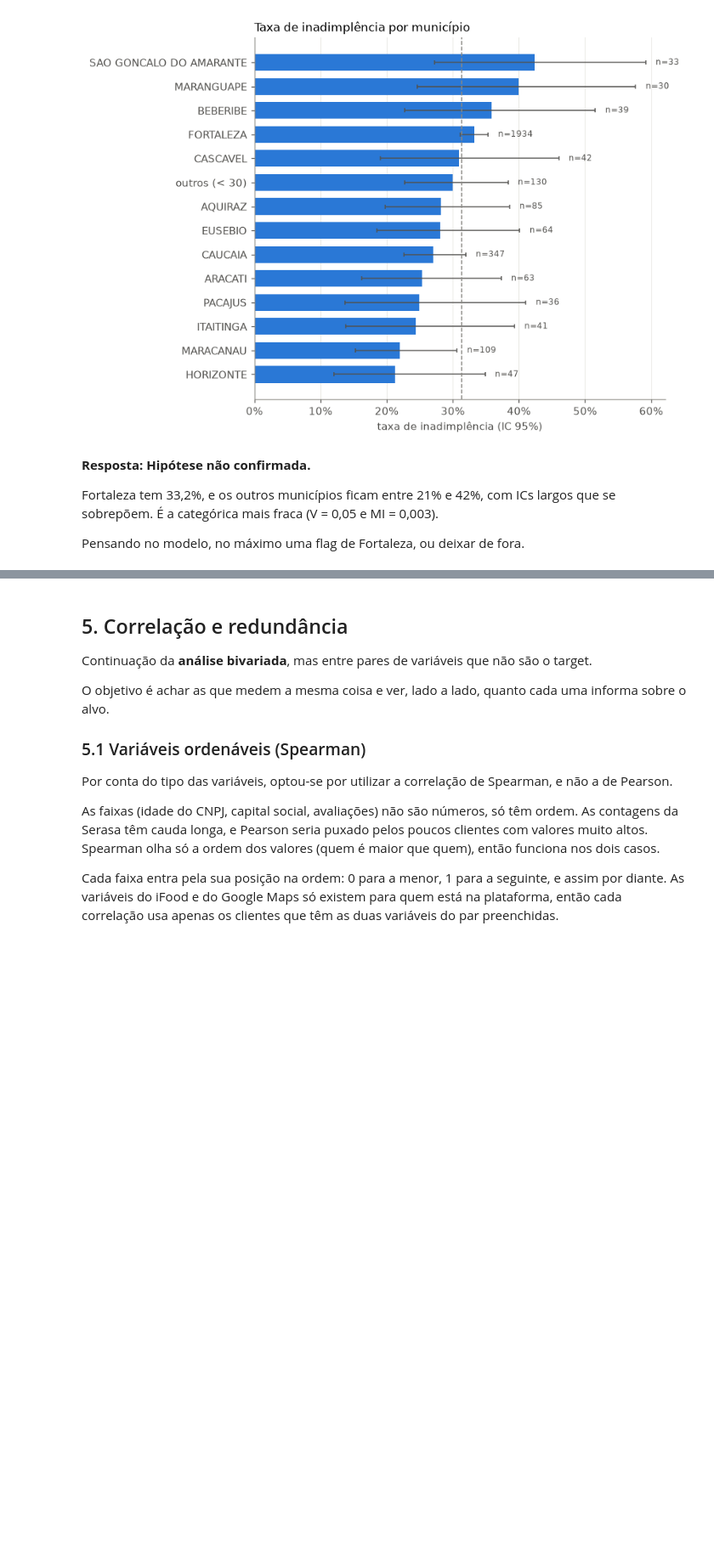
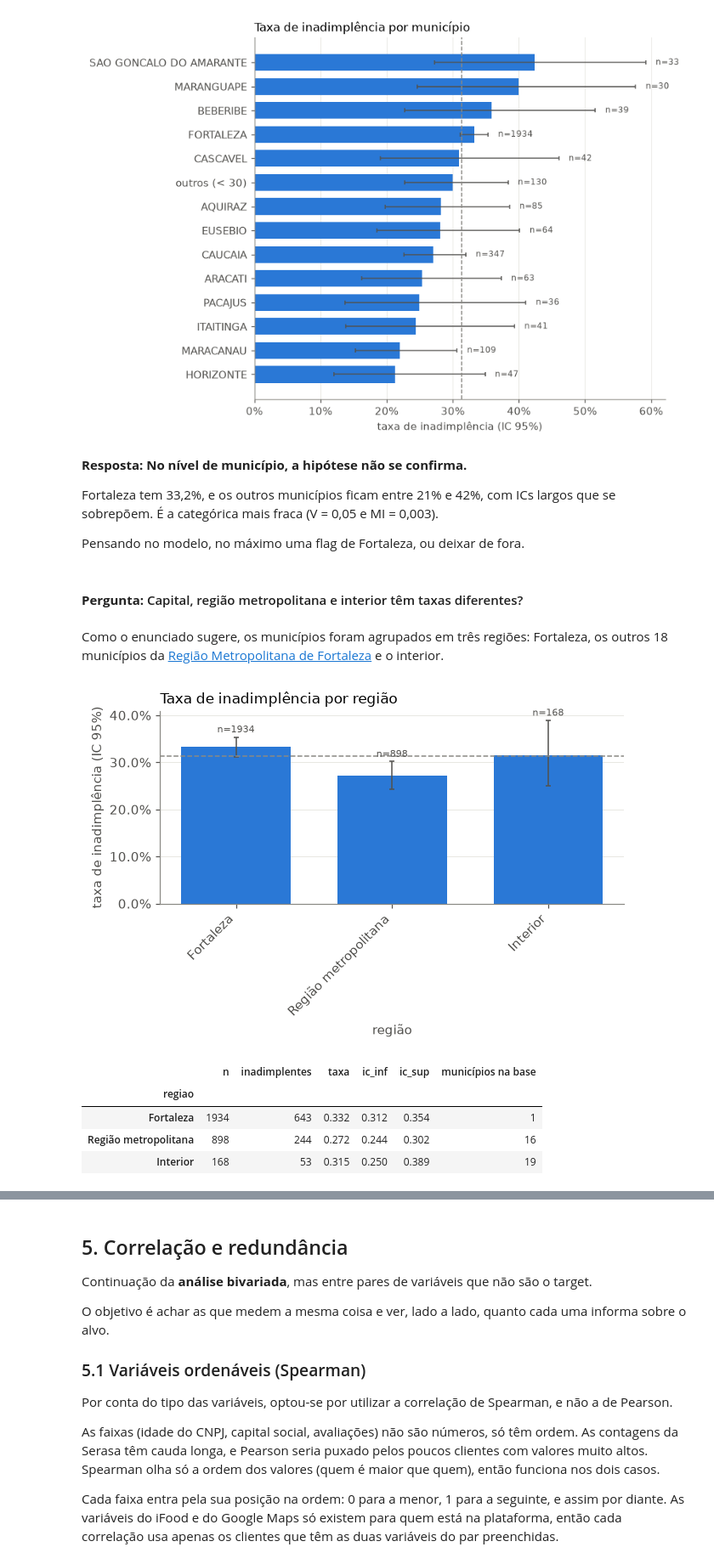
Before and after one commit to willianrupert/Equipe-12-ML, a Jupyter notebook: notebooks/02_eda_inadimplencia.ipynb, the cells around one changed output, grey strips where cells are left out. Shown at 85% size. Saved outputs shown, nothing was run; the diff lists cells and outputs as text; code cells hidden in the pictures; blank space fills up the shorter version.

```diff
--- a/notebooks/02_eda_inadimplencia.ipynb
+++ b/notebooks/02_eda_inadimplencia.ipynb
@@ -705,8 +720,33 @@ plot_taxa(tab, "Taxa de inadimplência por município", "eda_municipio.png", hor
 # %% [output]
 [figure]
 # %% [markdown]
-**Resposta:** **Hipótese não confirmada.**
+**Resposta:** **No nível de município, a hipótese não se confirma.**
 
 Fortaleza tem 33,2%, e os outros municípios ficam entre 21% e 42%, com ICs largos que se sobrepõem. É a categórica mais fraca (V = 0,05 e MI = 0,003).
 
 Pensando no modelo, no máximo uma flag de Fortaleza, ou deixar de fora.
+# %% [markdown]
+#### **Pergunta:** Capital, região metropolitana e interior têm taxas diferentes?
+# %% [markdown]
+Como o enunciado sugere, os municípios foram agrupados em três regiões: Fortaleza, os outros 18 municípios da [Região Metropolitana de Fortaleza](https://www.ipece.ce.gov.br/wp-content/uploads/sites/45/2021/03/PANORAMA_SOCIOECONOMICO_DAS_REGIOES_METROPOLITANAS_CEARENSES_2018.pdf) e o interior.
+# %%
+# Região Metropolitana de Fortaleza: Fortaleza + 18 municípios (IPECE)
+RMF = {
+    "AQUIRAZ", "CASCAVEL", "CAUCAIA", "CHOROZINHO", "EUSEBIO", "GUAIUBA", "HORIZONTE", "ITAITINGA", "MARACANAU",
+    "MARANGUAPE", "PACAJUS", "PACATUBA", "PARACURU", "PARAIPABA", "PINDORETAMA", "SAO GONCALO DO AMARANTE",
+    "SAO LUIS DO CURU", "TRAIRI",
+}
+regiao = clientes["municipio"].map(lambda m: "Fortaleza" if m == "FORTALEZA" else "Região metropolitana" if m in RMF else "Interior")
+regiao = regiao.astype(pd.CategoricalDtype(["Fortaleza", "Região metropolitana", "Interior"], ordered=True))
+
+tab = taxa_por_grupo(clientes.assign(regiao=regiao), "regiao")
+tab["municípios na base"] = clientes.groupby(regiao, observed=True)["municipio"].nunique()
+plot_taxa(tab, "Taxa de inadimplência por região", "eda_regiao.png", xlabel="região")
+tab
+# %% [output]
+[figure, added]
+|  | n | inadimplentes | taxa | ic_inf | ic_sup | municípios na base |
+| regiao |  |  |  |  |  |  |
+| Fortaleza | 1934 | 643 | 0.332 | 0.312 | 0.354 | 1 |
+| Região metropolitana | 898 | 244 | 0.272 | 0.244 | 0.302 | 16 |
+| Interior | 168 | 53 | 0.315 | 0.250 | 0.389 | 19 |
```
Also changed, not shown: parts of 22 cells of this notebook, 5 other files.
